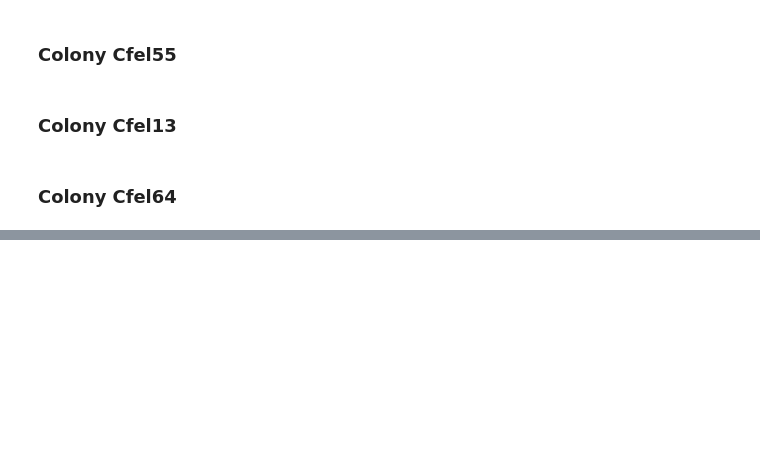
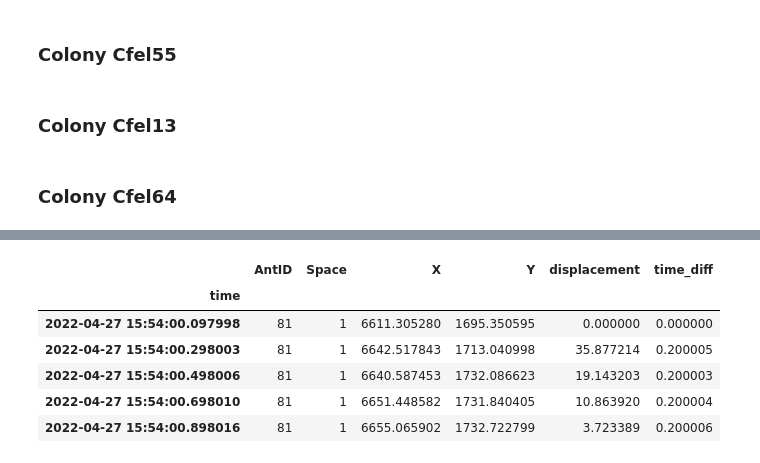
Before and after one commit to EbiAG/fort-myrmidon-analysis, a Jupyter notebook: notebooks/02_trajectory_analysis.ipynb, the cells around one changed output, grey strips where cells are left out. Saved outputs shown, nothing was run; the diff lists cells and outputs as text; code cells hidden in the pictures; blank space fills up the shorter version.

```diff
--- a/notebooks/02_trajectory_analysis.ipynb
+++ b/notebooks/02_trajectory_analysis.ipynb
@@ -384,0 +674,21 @@ cfel64_disp = [
+# %%
+exp = fm.Experiment.Open(
+    "/media/ebiag/Ebi-4/InfectionExp_Cfel64/InfectionExpCol64.myrmidon"
+)
+colony = "Cfel64"
+exp_start_times = [
+    datetime(2023, 5, 27, 15, 5).astimezone(tz=None),
+    datetime(2023, 5, 28, 15, 5).astimezone(tz=None),
+    datetime(2023, 5, 29, 15, 5).astimezone(tz=None),
+    datetime(2023, 5, 30, 15, 5).astimezone(tz=None),
+    datetime(2023, 5, 31, 15, 5).astimezone(tz=None),
+]
+exp_end_times = [(start_time + timedelta(hours=6)) for start_time in exp_start_times]
+[
+    obtain_displacement_df(exp, start, end, colony, phase, time_resolution)
+    for start, end, phase in zip(
+        exp_start_times,
+        exp_end_times,
+        phase_list,
+    )
+]
@@ -384,0 +760,8 @@ cfel64_disp = [
+# %%
+t_start_fm = fm.Time(datetime(2022, 4, 27, 15, 54).astimezone(tz=None))
+t_end_fm = fm.Time(datetime(2022, 4, 27, 21, 54).astimezone(tz=None))
+freq = "".join(time_resolution)
+print(fm.Time(datetime(2022, 4, 27, 15, 54).astimezone(tz=None)))
+start_time_fm = exp_start_times[0]
+end_time_fm = exp_end_times[0]
+print(fm.Time(start_time))
@@ -384,0 +771,20 @@ cfel64_disp = [
+# %%
+trajectories = fm.Query.ComputeAntTrajectories(
+    experiment=exp_list[0],
+    start=fm.Time(start_time_fm),
+    end=fm.Time(end_time_fm),
+    maximumGap=1000 * fm.Duration.Hour,
+)
+# %%
+disp_df_list = [calculate_displacement(t) for t in trajectories]
+disp_df = pd.concat(disp_df_list)
+disp_df.index.name = "time"
+disp_df.head(5)
+# %% [output]
+|  | AntID | Space | X | Y | displacement | time_diff |
+| time |  |  |  |  |  |  |
+| 2022-04-27 15:54:00.097998 | 81 | 1 | 6611.305280 | 1695.350595 | 0.000000 | 0.000000 |
+| 2022-04-27 15:54:00.298003 | 81 | 1 | 6642.517843 | 1713.040998 | 35.877214 | 0.200005 |
+| 2022-04-27 15:54:00.498006 | 81 | 1 | 6640.587453 | 1732.086623 | 19.143203 | 0.200003 |
+| 2022-04-27 15:54:00.698010 | 81 | 1 | 6651.448582 | 1731.840405 | 10.863920 | 0.200004 |
+| 2022-04-27 15:54:00.898016 | 81 | 1 | 6655.065902 | 1732.722799 | 3.723389 | 0.200006 |
```
Also changed, not shown: parts of 58 cells of this notebook, 5 other files.
